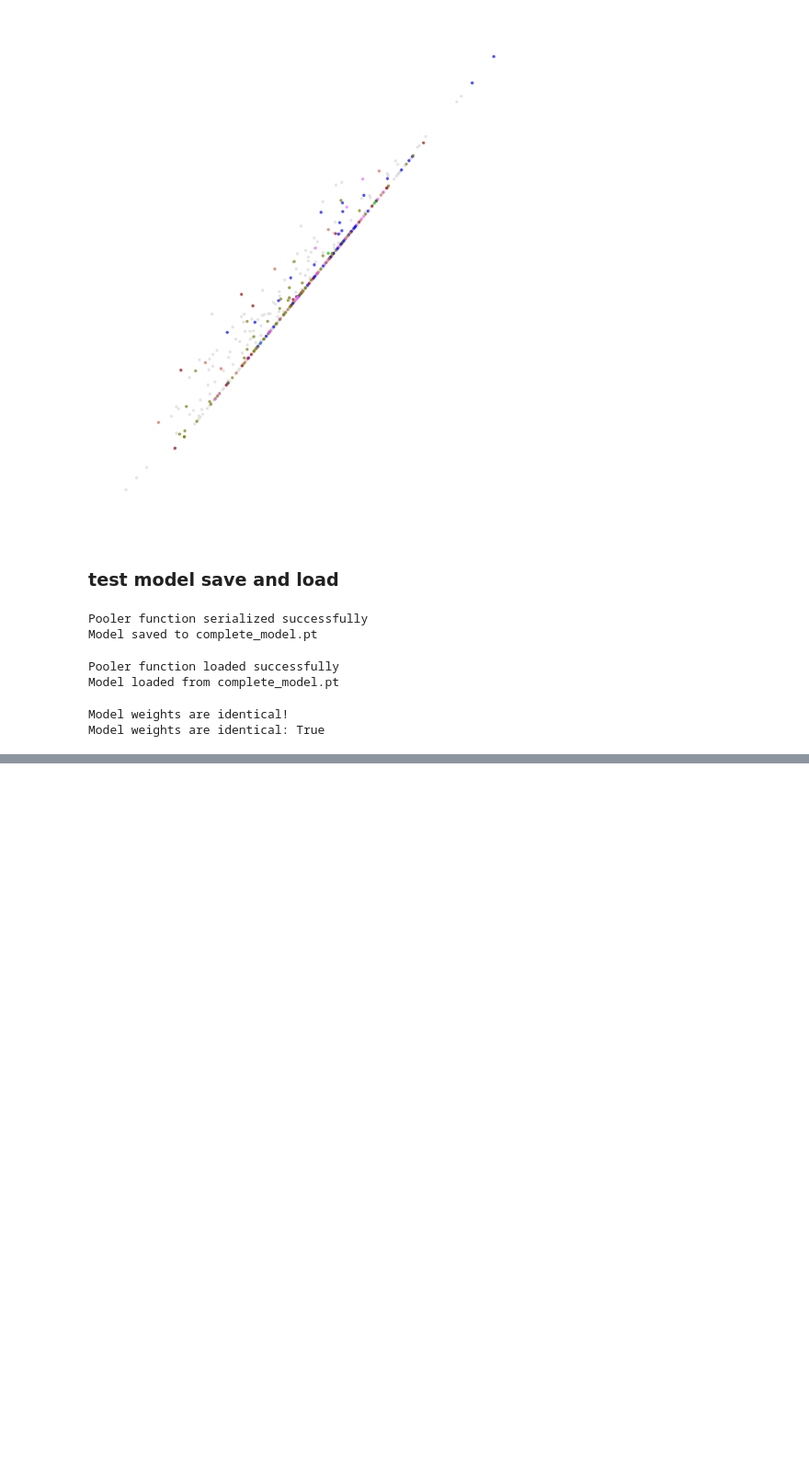
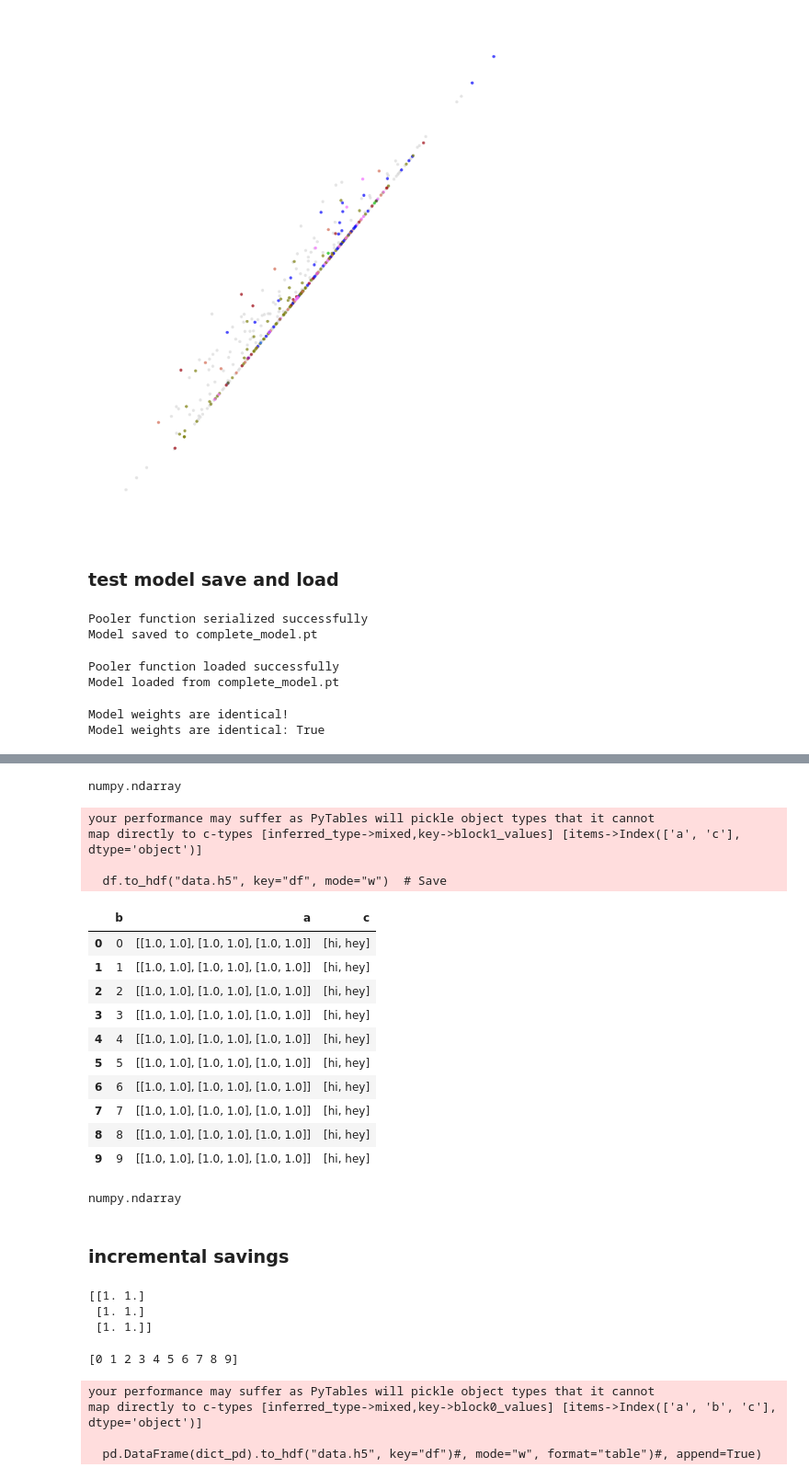
Before and after one commit to ritagonmar/text-visualizations, a Jupyter notebook: scripts/test_nb.ipynb, the cells around one changed output, grey strips where cells are left out. Shown: that part at 92% size. Saved outputs shown, nothing was run; the diff lists cells and outputs as text; code cells hidden in the pictures; blank space fills up the shorter version.

```diff
--- a/scripts/nb.ipynb
+++ b/scripts/test_nb.ipynb
@@ -783,0 +942,65 @@ Model weights are identical: True
+# %%
+type(df.a.iloc[0])
+# %% [output]
+numpy.ndarray
+# %%
+df.to_hdf("data.h5", key="df", mode="w")  # Save
+df_loaded = pd.read_hdf("data.h5")  # Load
+# %% [output]
+your performance may suffer as PyTables will pickle object types that it cannot
+map directly to c-types [inferred_type->mixed,key->block1_values] [items->Index(['a', 'c'], dtype='object')]
+
+  df.to_hdf("data.h5", key="df", mode="w")  # Save
+# %%
+df_loaded
+# %% [output]
+|  | b | a | c |
+| 0 | 0 | [[1.0, 1.0], [1.0, 1.0], [1.0, 1.0]] | [hi, hey] |
+| 1 | 1 | [[1.0, 1.0], [1.0, 1.0], [1.0, 1.0]] | [hi, hey] |
+| 2 | 2 | [[1.0, 1.0], [1.0, 1.0], [1.0, 1.0]] | [hi, hey] |
+| 3 | 3 | [[1.0, 1.0], [1.0, 1.0], [1.0, 1.0]] | [hi, hey] |
+| 4 | 4 | [[1.0, 1.0], [1.0, 1.0], [1.0, 1.0]] | [hi, hey] |
+| 5 | 5 | [[1.0, 1.0], [1.0, 1.0], [1.0, 1.0]] | [hi, hey] |
+| 6 | 6 | [[1.0, 1.0], [1.0, 1.0], [1.0, 1.0]] | [hi, hey] |
+| 7 | 7 | [[1.0, 1.0], [1.0, 1.0], [1.0, 1.0]] | [hi, hey] |
+| 8 | 8 | [[1.0, 1.0], [1.0, 1.0], [1.0, 1.0]] | [hi, hey] |
+| 9 | 9 | [[1.0, 1.0], [1.0, 1.0], [1.0, 1.0]] | [hi, hey] |
+# %%
+type(df_loaded.a.iloc[0])
+# %% [output]
+numpy.ndarray
+# %% [markdown]
+### incremental savings
+# %%
+a= np.ones((3,2))
+print(a)
+# %% [output]
+[[1. 1.]
+ [1. 1.]
+ [1. 1.]]
+# %%
+b = np.arange(10)
+print(b)
+# %% [output]
+[0 1 2 3 4 5 6 7 8 9]
+# %%
+
+dict_pd = {}
+dict_pd["a"]= []
+dict_pd["b"]= []
+dict_pd["c"]= []
+# pd.DataFrame(dict_pd).to_hdf("data.h5", key="df", mode="w", format="table")
+
+for elem in b:
+    dict_pd = {}
+    dict_pd["a"] = [a]
+    dict_pd["b"] = [b]
+    dict_pd["c"] = [["hi", "hey"]]
+
+    # Subsequent appends
+    pd.DataFrame(dict_pd).to_hdf("data.h5", key="df")#, mode="w", format="table")#, append=True)
+# %% [output]
+your performance may suffer as PyTables will pickle object types that it cannot
+map directly to c-types [inferred_type->mixed,key->block0_values] [items->Index(['a', 'b', 'c'], dtype='object')]
+
+  pd.DataFrame(dict_pd).to_hdf("data.h5", key="df")#, mode="w", format="table")#, append=True)
```
Also changed, not shown: parts of 20 cells of this notebook, 9 other files.
